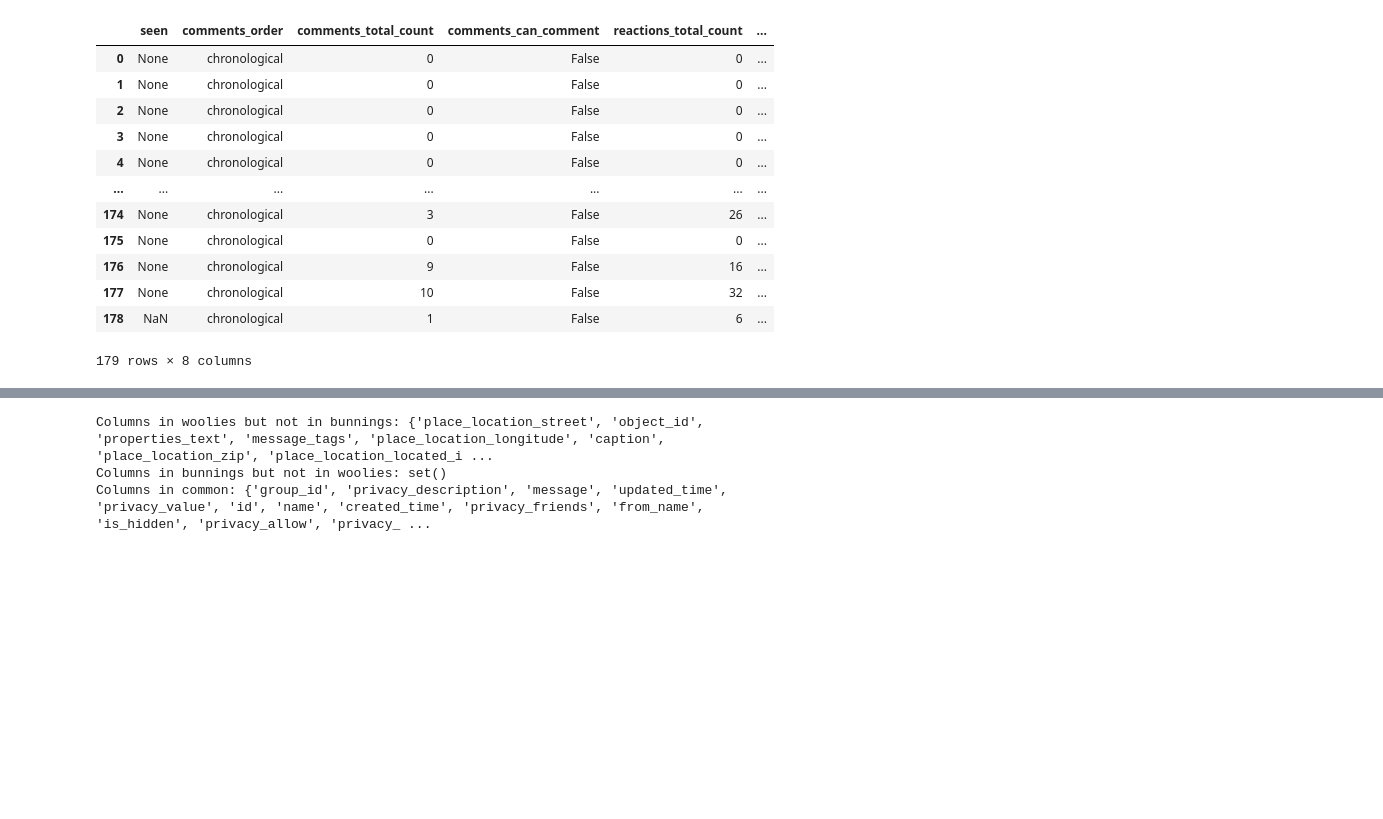
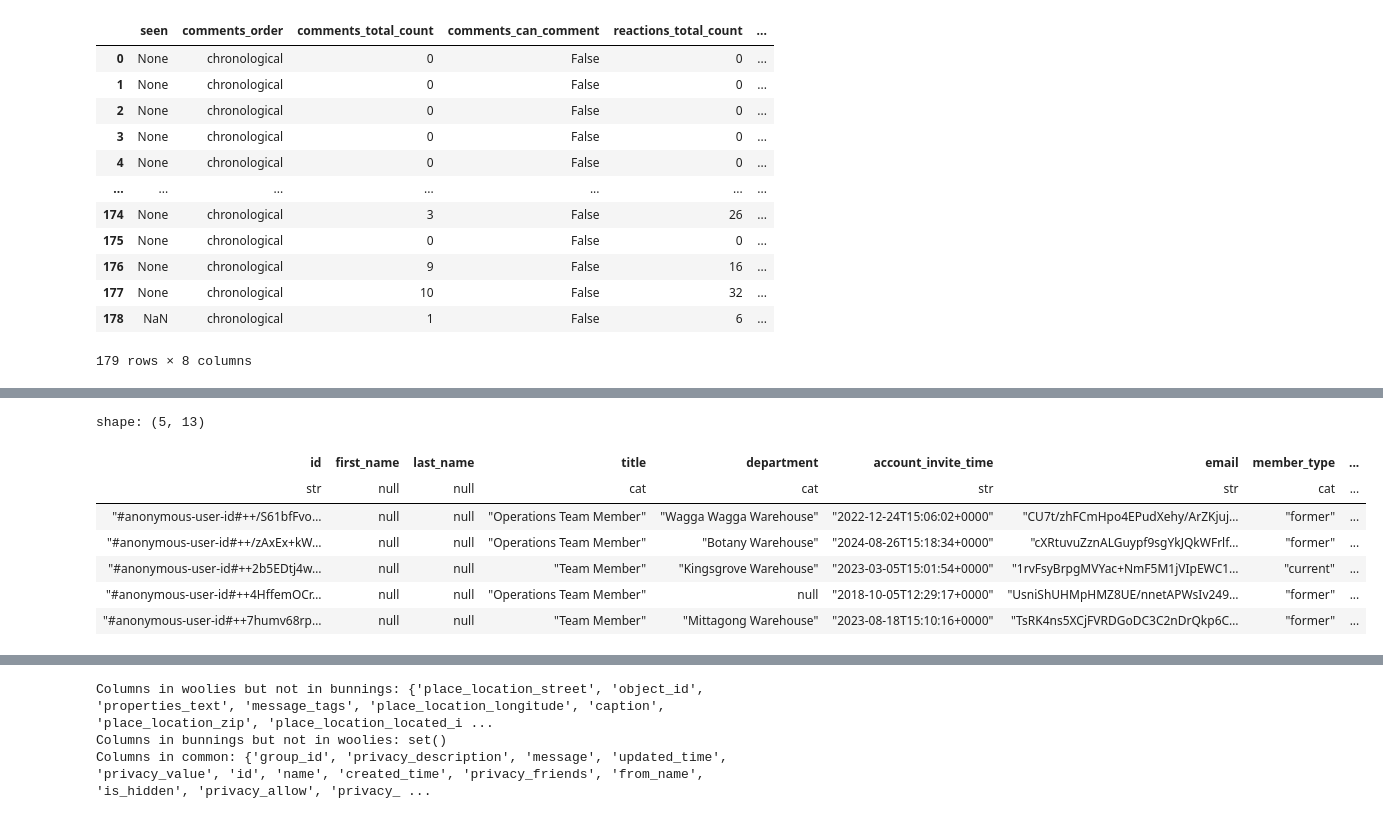
Before and after one commit to djmking-tai/workplace_converter, a Jupyter notebook: dev_api_notebook.ipynb, the cells around one changed output, grey strips where cells are left out. Cells and saved outputs as stored; diff of their text form; code cells hidden in the pictures; blank space fills up the shorter version.

```diff
--- a/dev_api_notebook.ipynb
+++ b/dev_api_notebook.ipynb
@@ -1599,7 +1625,0 @@ shape: (179, 8)
-# %%
-all_bunnings_group_feeds = pd.concat([pd.read_parquet(f) for f in glob.glob('Bunnings_v2_converted_parquet/group_feeds_*.parquet')], ignore_index=True)
-all_bunnings_groups = pd.read_parquet('Bunnings_v2_converted_parquet/groups.parquet')
-all_bunnings_post_comments = pd.concat([pd.read_parquet(f) for f in glob.glob('Bunnings_v2_converted_parquet/post_comments_*.parquet')], ignore_index=True)
-all_bunnings_post_reactions = pd.concat([pd.read_parquet(f) for f in glob.glob('Bunnings_v2_converted_parquet/post_reactions_*.parquet')], ignore_index=True)
-all_bunnings_post_seen = pd.concat([pd.read_parquet(f) for f in glob.glob('Bunnings_v2_converted_parquet/post_seen_*.parquet')], ignore_index=True)
-all_bunnings_post_summaries = pd.concat([pd.read_parquet(f) for f in glob.glob('Bunnings_v2_converted_parquet/post_summaries_*.parquet')], ignore_index=True)
@@ -1612,3 +1749,14 @@ set()
+# %%
+all_bunnings_groups.head().collect()
+# %% [output]
+shape: (5, 13)
+| id | first_name | last_name | title | department | account_invite_time | email | member_type | ... |
+| str | null | null | cat | cat | str | str | cat | ... |
+| "#anonymous-user-id#++/S61bfFvo… | null | null | "Operations Team Member" | "Wagga Wagga Warehouse" | "2022-12-24T15:06:02+0000" | "CU7t/zhFCmHpo4EPudXehy/ArZKjuj… | "former" | ... |
+| "#anonymous-user-id#++/zAxEx+kW… | null | null | "Operations Team Member" | "Botany Warehouse" | "2024-08-26T15:18:34+0000" | "cXRtuvuZznALGuypf9sgYkJQkWFrlf… | "former" | ... |
+| "#anonymous-user-id#++2b5EDtj4w… | null | null | "Team Member" | "Kingsgrove Warehouse" | "2023-03-05T15:01:54+0000" | "1rvFsyBrpgMVYac+NmF5M1jVIpEWC1… | "current" | ... |
+| "#anonymous-user-id#++4HffemOCr… | null | null | "Operations Team Member" | null | "2018-10-05T12:29:17+0000" | "UsniShUHMpHMZ8UE/nnetAPWsIv249… | "former" | ... |
+| "#anonymous-user-id#++7humv68rp… | null | null | "Team Member" | "Mittagong Warehouse" | "2023-08-18T15:10:16+0000" | "TsRK4ns5XCjFVRDGoDC3C2nDrQkp6C… | "former" | ... |
 # %%
 all_bunnings_groups
 # %% [output]
```
Also changed, not shown: parts of 18 cells of this notebook, 3 other files.
